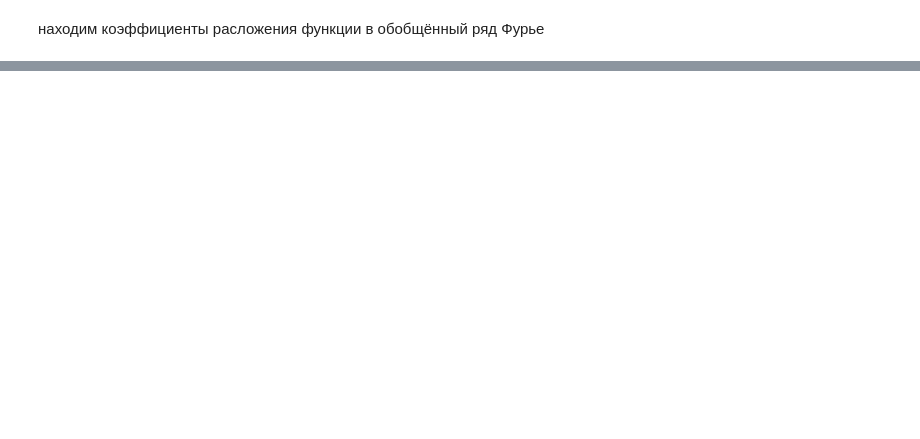
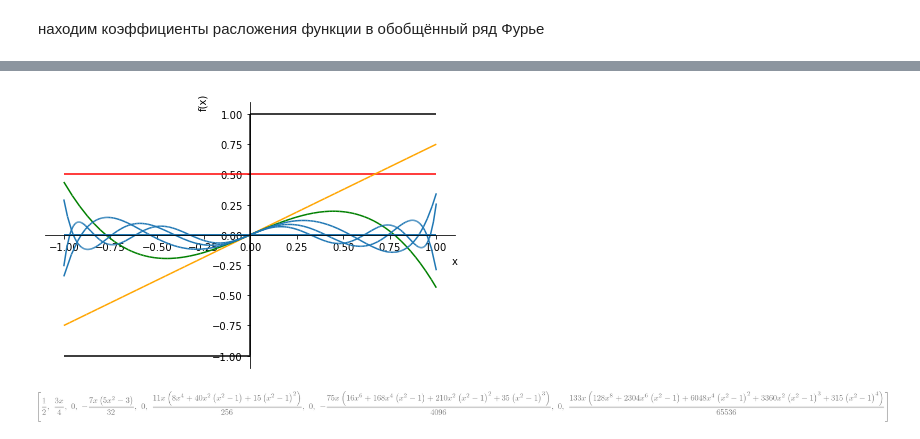
Before and after one commit to Zlak/Jupyter_notebooks, a Jupyter notebook: Legendre_polynomials.ipynb, the cells around one changed output, grey strips where cells are left out. Cells and saved outputs as stored; diff of their text form; code cells hidden in the pictures; blank space fills up the shorter version.

```diff
--- a/Legendre_polynomials.ipynb
+++ b/Legendre_polynomials.ipynb
@@ -55,0 +97,15 @@ test_results
+# %%
+
+p = plot(*[e for e in Pa], f,(x,-1,1), show=False)
+colors = ['red', 'orange', 'yellow', 'green', 'blue', 'indigo', 'puple', 'black']
+colors.extend(['red', 'orange', 'yellow', 'green', 'blue', 'indigo', 'puple', 'black'])
+for i in range(4):
+    p[i].line_color = colors[i]
+p[max_N].line_color='black'
+p.show()
+# %% [output]
+[figure, added]
+# %%
+[e for e in Pa]
+# %% [output]
+[figure, added]
```
Also changed, not shown: parts of 22 cells of this notebook, 1 other file.
